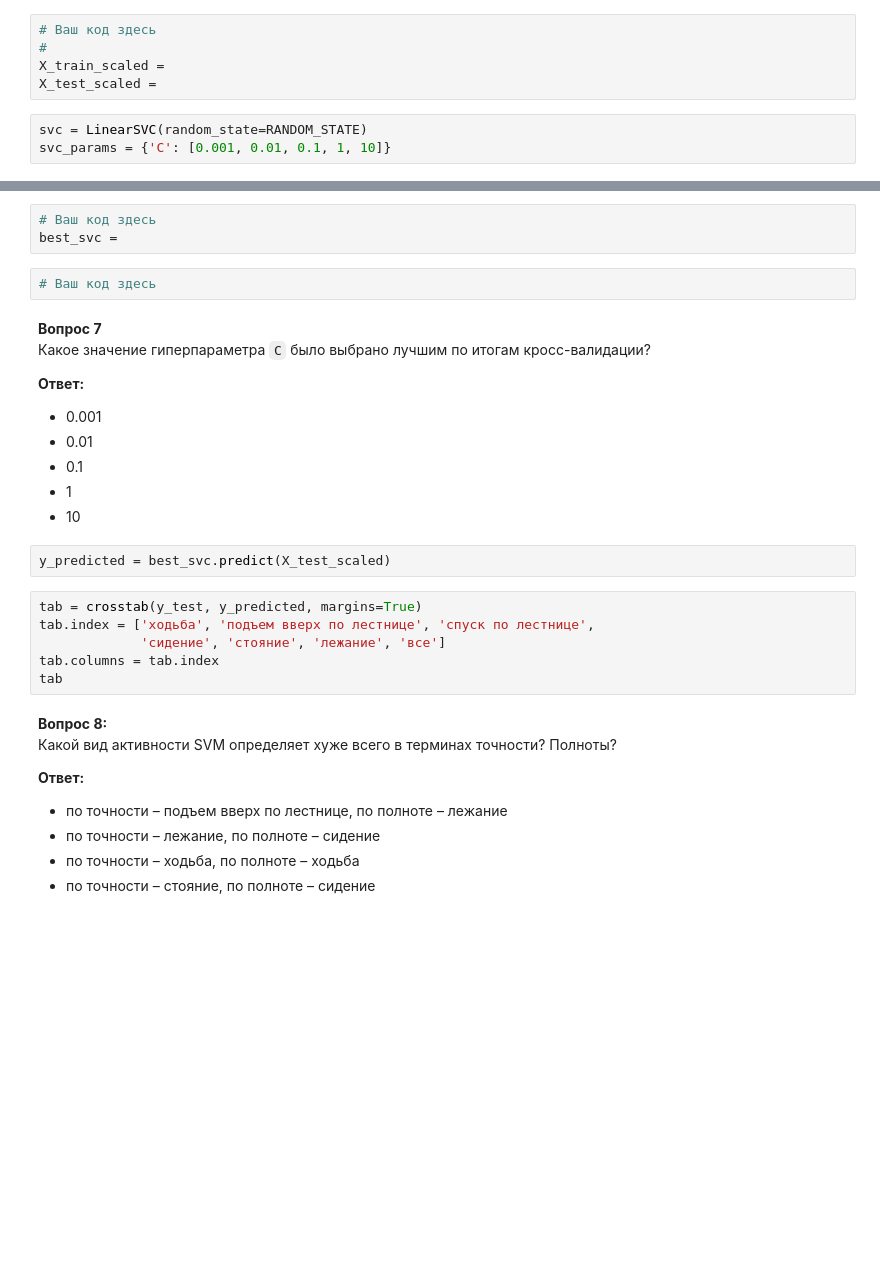
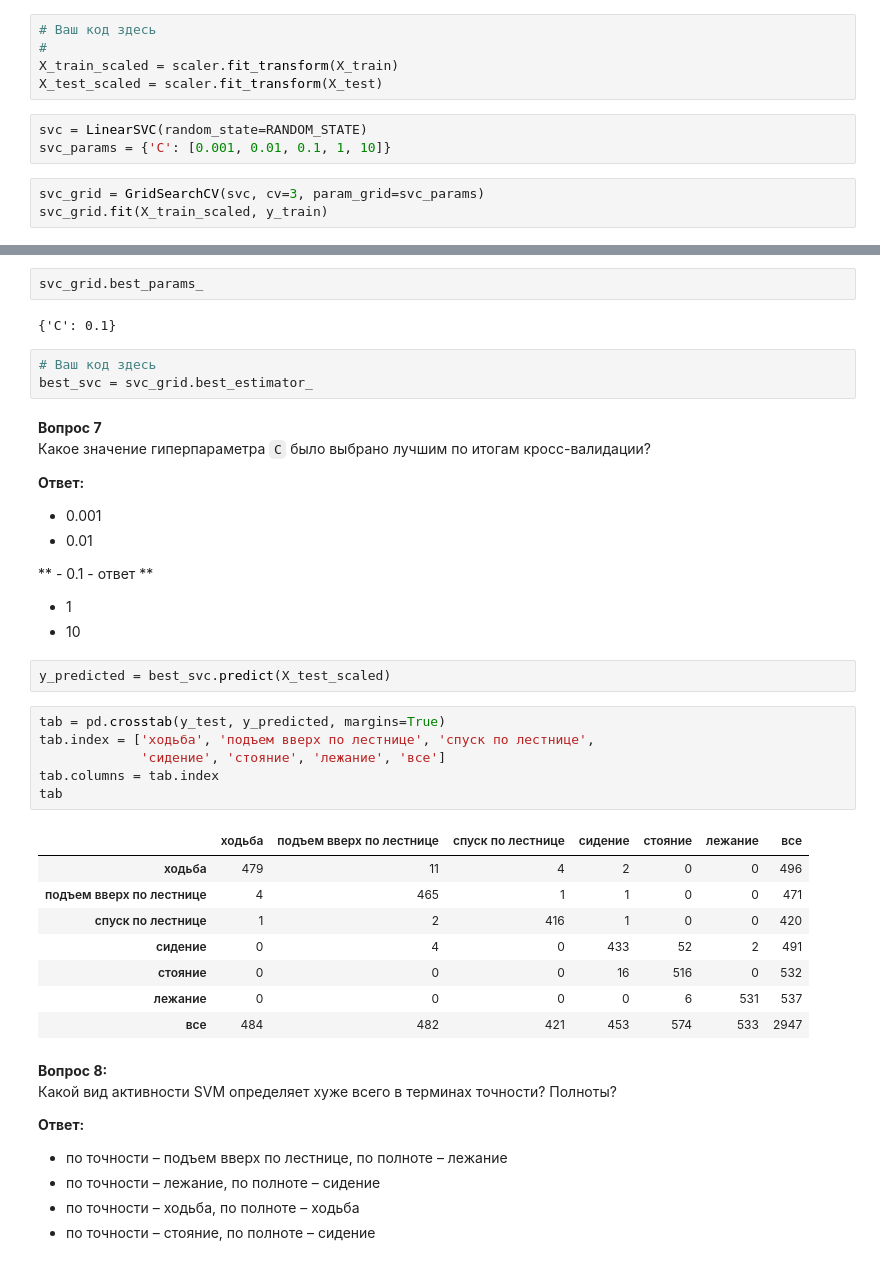
Before and after one commit to maxsaprykin/MLClass, a Jupyter notebook: hw7/hw7_session3_unsupervised_learning.ipynb, the cells around one changed output, grey strips where cells are left out. Saved outputs shown, nothing was run; the diff lists cells and outputs as text; blank space fills up the shorter version.

```diff
--- a/hw7/hw7_session3_unsupervised_learning.ipynb
+++ b/hw7/hw7_session3_unsupervised_learning.ipynb
@@ -317,8 +317,11 @@ ars(y, ag.labels_)
 # %%
 # Ваш код здесь
 #
-X_train_scaled =
-X_test_scaled =
+X_train_scaled = scaler.fit_transform(X_train)
+X_test_scaled = scaler.fit_transform(X_test)
 # %%
 svc = LinearSVC(random_state=RANDOM_STATE)
 svc_params = {'C': [0.001, 0.01, 0.1, 1, 10]}
+# %%
+svc_grid = GridSearchCV(svc, cv=3, param_grid=svc_params)
+svc_grid.fit(X_train_scaled, y_train)
@@ -325,8 +338,10 @@ svc_params = {'C': [0.001, 0.01, 0.1, 1, 10]}
+# %%
+svc_grid.best_params_
+# %% [output]
+{'C': 0.1}
 # %%
 # Ваш код здесь
-best_svc =
+best_svc = svc_grid.best_estimator_
-# %%
-# Ваш код здесь
 # %% [markdown]
 **Вопрос 7**<br>
 Какое значение гиперпараметра `C` было выбрано лучшим по итогам кросс-валидации?<br>
@@ -334,17 +349,28 @@ best_svc =
 **Ответ:**
 - 0.001
 - 0.01
-- 0.1
+
+** - 0.1 - ответ **
+
 - 1
 - 10
 # %%
 y_predicted = best_svc.predict(X_test_scaled)
 # %%
-tab = crosstab(y_test, y_predicted, margins=True)
+tab = pd.crosstab(y_test, y_predicted, margins=True)
 tab.index = ['ходьба', 'подъем вверх по лестнице', 'спуск по лестнице',
              'сидение', 'стояние', 'лежание', 'все']
 tab.columns = tab.index
 tab
+# %% [output]
+|  | ходьба | подъем вверх по лестнице | спуск по лестнице | сидение | стояние | лежание | все |
+| ходьба | 479 | 11 | 4 | 2 | 0 | 0 | 496 |
+| подъем вверх по лестнице | 4 | 465 | 1 | 1 | 0 | 0 | 471 |
+| спуск по лестнице | 1 | 2 | 416 | 1 | 0 | 0 | 420 |
+| сидение | 0 | 4 | 0 | 433 | 52 | 2 | 491 |
+| стояние | 0 | 0 | 0 | 16 | 516 | 0 | 532 |
+| лежание | 0 | 0 | 0 | 0 | 6 | 531 | 537 |
+| все | 484 | 482 | 421 | 453 | 574 | 533 | 2947 |
 # %% [markdown]
 **Вопрос 8:**<br>
 Какой вид активности SVM определяет хуже всего в терминах точности? Полноты? <br>
```
Also changed, not shown: parts of 1 cell of this notebook.
